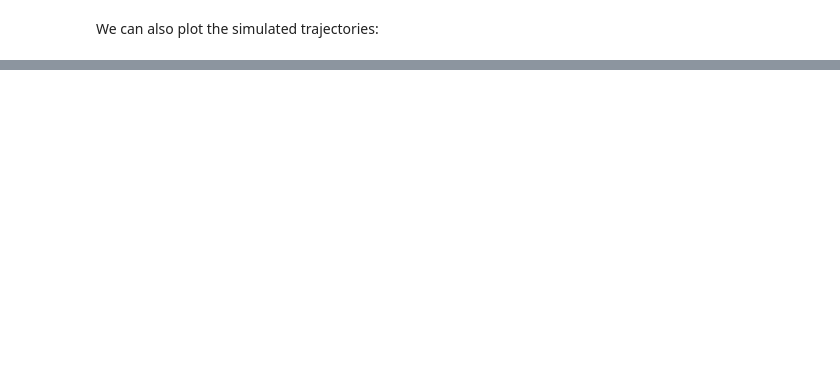
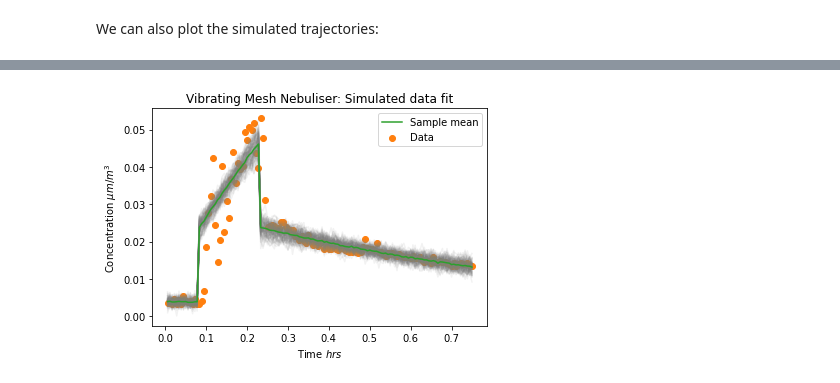
Before and after one commit to MarcoFelipeKing/ciarrai, a Jupyter notebook: code/ODE_fit.ipynb, the cells around one changed output, grey strips where cells are left out. Drawn from its saved outputs; the diff is of its cells as text; code cells hidden in the pictures; blank space fills up the shorter version.

```diff
--- a/code/ODE_fit.ipynb
+++ b/code/ODE_fit.ipynb
@@ -251,0 +233,29 @@ AttributeError: 'History' object has no attribute 'get_best_parameters'
+# %%
+_, ax = plt.subplots()
+
+
+def plot_data(sum_stat, weight, ax, **kwargs):
+    """Plot a single trajectory"""
+    ax.plot(measurement_times, sum_stat['Concentration'], color='grey', alpha=0.1)
+
+
+def plot_mean(sum_stats, weights, ax, **kwargs):
+    """Plot mean over all samples"""
+    weights = np.array(weights)
+    weights /= weights.sum()
+    data = np.array([sum_stat['Concentration'] for sum_stat in sum_stats])
+    mean = (data * weights.reshape((-1, 1))).sum(axis=0)
+    ax.plot(measurement_times, mean, color='C2', label='Sample mean')
+
+
+ax = plot_data_callback(h, plot_data, plot_mean, ax=ax)
+
+#plt.plot(measurement_times,true_trajectory, color="C0", label='Initial guess')
+plt.scatter(measurement_times, measurement_data, color="C1", label='Data')
+plt.xlabel('Time $hrs$')
+plt.ylabel('Concentration $\mu m/m^3$')
+plt.title('Vibrating Mesh Nebuliser: Simulated data fit')
+plt.legend()
+plt.show()
+# %% [output]
+[figure, added]
```
Also changed, not shown: parts of 27 cells of this notebook, 8 other files.
